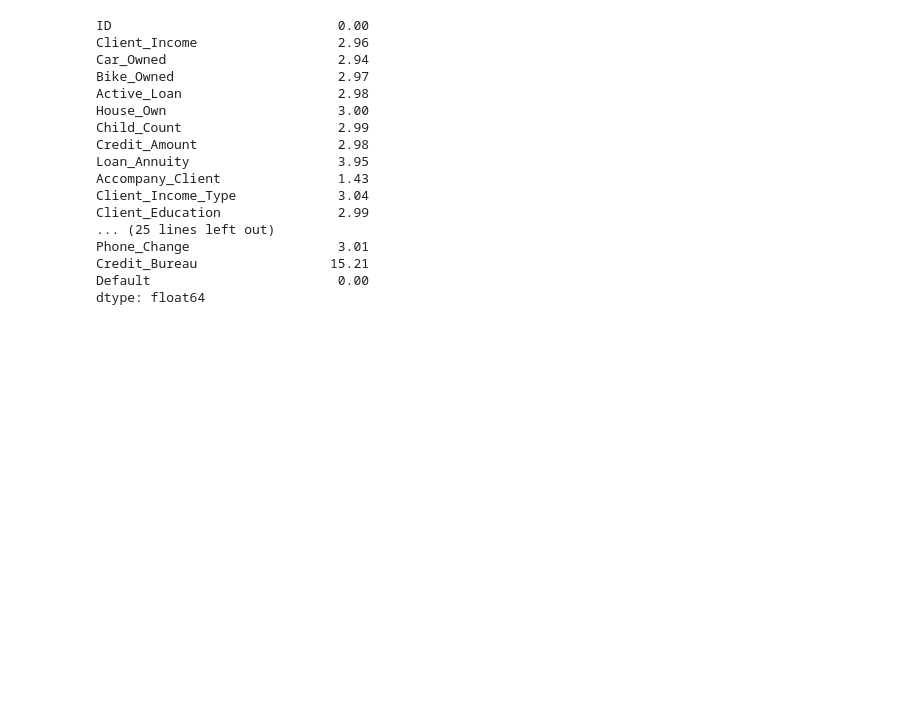
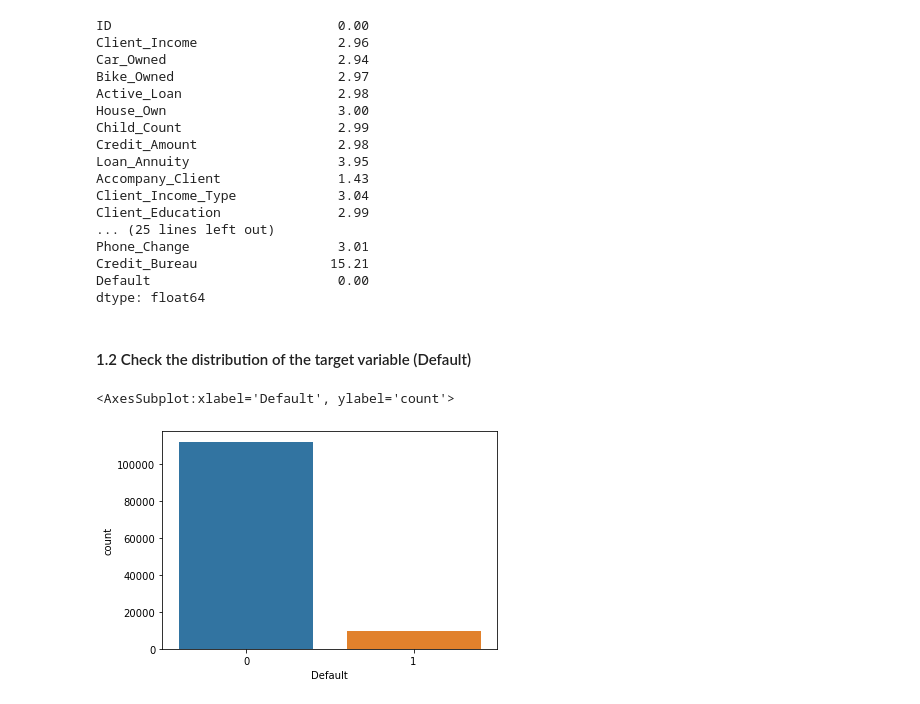
Before and after one commit to Daremitsu1/Kaggle, a Jupyter notebook: NBFI Vehicle Loan Repayment/Research.ipynb, the cells around one changed output. Saved outputs shown, nothing was run; the diff lists cells and outputs as text; code cells hidden in the pictures; blank space fills up the shorter version.

```diff
--- a/NBFI Vehicle Loan Repayment/Research.ipynb
+++ b/NBFI Vehicle Loan Repayment/Research.ipynb
@@ -85,3 +89,10 @@ Phone_Change                   3.01
 Credit_Bureau                 15.21
 Default                        0.00
 dtype: float64
+# %% [markdown]
+#### 1.2 Check the distribution of the target variable (Default)
+# %%
+sns.countplot(x='Default', data=df)
+# %% [output]
+<AxesSubplot:xlabel='Default', ylabel='count'>
+[figure, added]
```
Also changed, not shown: parts of 2 cells of this notebook.
